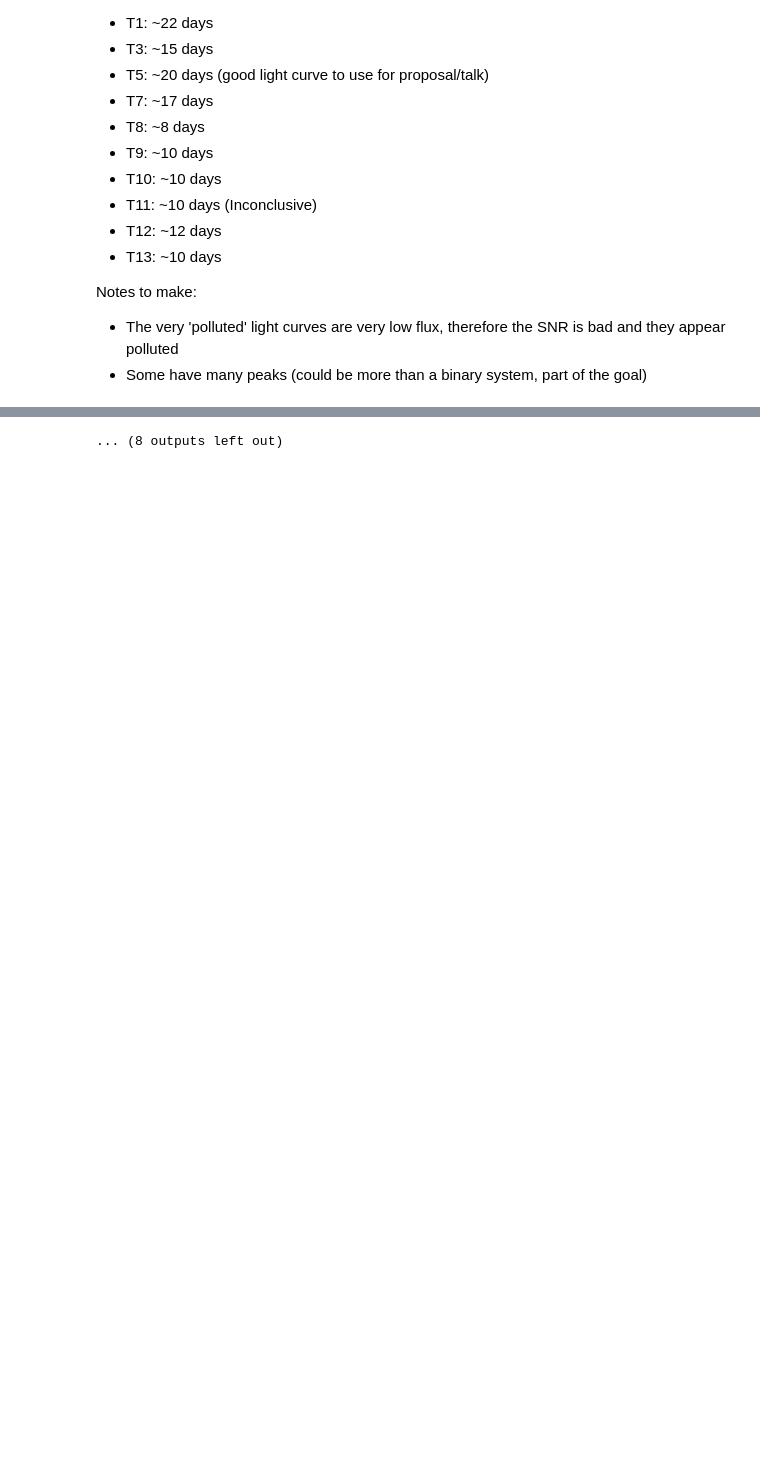
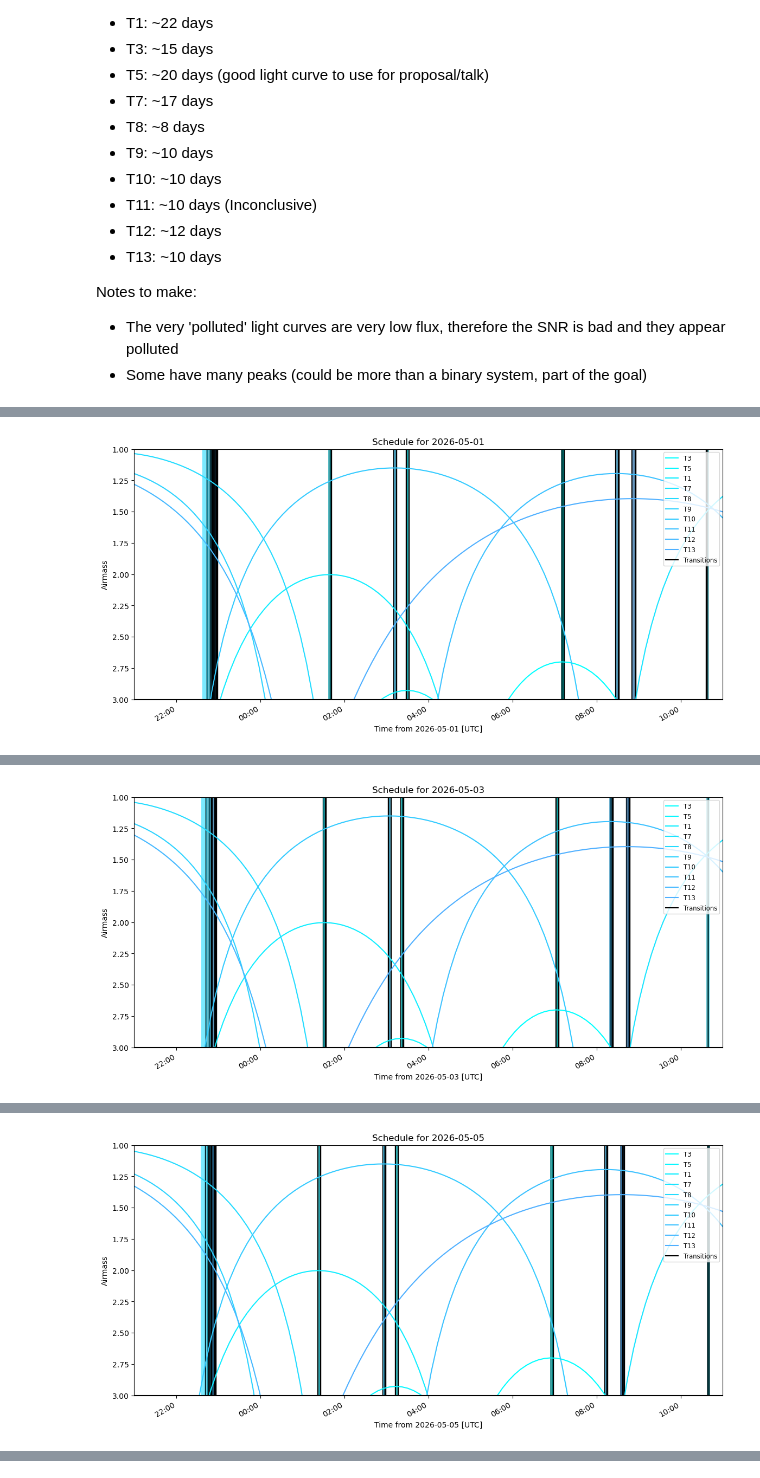
Before and after one commit to Izaiha-Martinez/UA-Obs-Tech, a Jupyter notebook: Unresolved_binaries.ipynb, the cells around one changed output, grey strips where cells are left out. Drawn from its saved outputs; the diff is of its cells as text; code cells hidden in the pictures; blank space fills up the shorter version.

Commit message:
some updates on the SNR, we downgraded from 500 to 300, also only taking 1 observation block per object

```diff
--- a/Unresolved_binaries.ipynb
+++ b/Unresolved_binaries.ipynb
@@ -200,7 +203,7 @@ def times(row):
         S_rp=Sat_lim_NIR
     )
 
-# exp_results = df.apply(times, axis=1)
+exp_results = df.apply(times, axis=1)
 
-# exp_df = pd.DataFrame(exp_results.tolist())
-# df = pd.concat([df, exp_df], axis=1)
+exp_df = pd.DataFrame(exp_results.tolist())
+df = pd.concat([df, exp_df], axis=1)
@@ -214,7 +235,7 @@ def times(row):
 # Uncomment for Macbook Pro
 #df = pd.read_csv('/Users/izaihamartinez/Downloads/School/Observational Tech/Exposure_time_estimates.csv')
 # Uncomment for Macbook Air
-df = pd.read_csv('/Users/izaihamartinez/Downloads/School/Courses/UA-Obs-Tech/Exposure_time_estimates.csv')
+#############df = pd.read_csv('/Users/izaihamartinez/Downloads/School/Courses/UA-Obs-Tech/Exposure_time_estimates.csv')
 # Uncomment for PC
 #df = pd.read_csv(r'C:\Users\izaih\Downloads\UA\Courses\UA-Obs-Tech\Exposure_time_estimates.csv')
 # %% [markdown]
@@ -304,7 +325,7 @@ for idx, row in df.iterrows():
 
     block_vis = ObservingBlock.from_exposures(
         row['targets'],
-        priority=2,
+        priority=1,
         time_per_exposure=row['Time_per_vis']*u.second,
         number_exposures=row['Num_exp_vis'],
         readout_time=read_out,
@@ -315,7 +336,7 @@ for idx, row in df.iterrows():
 
     block_nir = ObservingBlock.from_exposures(
         row['targets'],
-        priority=3,
+        priority=1,
         time_per_exposure=row['Time_per_nir']*u.second,
         number_exposures=row['Num_exp_nir'],
         readout_time=read_out,
@@ -352,7 +373,7 @@ Otherwise there will be issues when running the seq_schedular
 # %%
 # I need to automate this
 
-def schedule_one_night(start, end, blocks, month="", night_label=""):
+def schedule_one_night(start, end, blocks, SN,month="", night_label=""):
     # Initialize the priority scheduler with the constraints and transitioner
     prior_scheduler = PriorityScheduler(constraints = global_constraints,
                                         observer = vlt_location,
@@ -361,20 +382,20 @@ def schedule_one_night(start, end, blocks, month="", night_label=""):
     schedule = Schedule(start, end)
     # Call the schedule with the observing blocks and schedule to schedule the blocks
     prior_scheduler(blocks, schedule)
-    prior_scheduler(blocks, schedule)
-    prior_scheduler(blocks, schedule)
-    prior_scheduler(blocks, schedule)
-    prior_scheduler(blocks, schedule)
-    prior_scheduler(blocks, schedule)
-    prior_scheduler(blocks, schedule)
-    # plot the schedule with the airmass of the targets
-    # plt.figure(figsize = (14,6))
-    # plot_schedule_airmass(schedule)
-    # plt.title(f"Schedule for {night_label}")
-    # plt.legend(loc = "upper right", fontsize="small")
-    # plt.savefig(f"/Users/izaihamartinez/Downloads/School/Courses/UA-Obs-Tech/{month}/Schedule_for_{night_label}.png") ##### if running on my macbook air
-    # #plt.savefig(f"/Users/izaihamartinez/Downloads/School/Observational Tech/{month}/Schedule_for_{night_label}.png") ##### if running on my macbook pro
-    # plt.show()
+    # prior_scheduler(blocks, schedule)
+    # prior_scheduler(blocks, schedule)
+    # prior_scheduler(blocks, schedule)
+    # prior_scheduler(blocks, schedule)
+    # prior_scheduler(blocks, schedule)
+    # prior_scheduler(blocks, schedule)
+    #plot the schedule with the airmass of the targets
+    plt.figure(figsize = (14,6))
+    plot_schedule_airmass(schedule)
+    plt.title(f"Schedule for {night_label}")
+    plt.legend(loc = "upper right", fontsize="small")
+    plt.savefig(f"/Users/izaihamartinez/Downloads/School/Courses/UA-Obs-Tech/{month}/SNR_{SN}_Schedule_for_{night_label}.png") ##### if running on my macbook air
+    #plt.savefig(f"/Users/izaihamartinez/Downloads/School/Observational Tech/{month}/Schedule_for_{night_label}.png") ##### if running on my macbook pro
+    plt.show()
 
 
     return schedule
@@ -506,7 +543,7 @@ for month in months:
         night_end = current_night + timedelta(hours=14)
 
         label = night_start.iso.split()[0]
-        schedule = schedule_one_night(night_start, night_end, block, month=month, night_label=label)
+        schedule = schedule_one_night(night_start, night_end, block, SNR, month=month, night_label=label)
         may_schedules.append(schedule)
 
         print(schedule.to_table())
@@ -517,3 +573,4 @@ WARNING: Tried to get polar motions for times after IERS data is valid. Defaulti
+[figure, added]
      target         start time (UTC)    ...     configuration
 --------------- ----------------------- ... ---------------------
              T8 2026-05-01 22:37:20.004 ...     {'filter': 'UVB'}
@@ -535,3 +611,4 @@ WARNING: Tried to get polar motions for times after IERS data is valid. Defaulti
+[figure, added]
      target         start time (UTC)    ...     configuration
 --------------- ----------------------- ... ---------------------
              T8 2026-05-03 22:36:00.004 ...     {'filter': 'UVB'}
@@ -553,3 +649,4 @@ WARNING: Tried to get polar motions for times after IERS data is valid. Defaulti
+[figure, added]
      target         start time (UTC)    ...     configuration
 --------------- ----------------------- ... ---------------------
              T8 2026-05-05 22:35:00.003 ...     {'filter': 'UVB'}
@@ -624,4 +706,3 @@ Length = 311 rows
-... (8 outputs left out)
 # %%
 # We honestly don't need July
 
```
Also changed, not shown: parts of 6 cells of this notebook.
